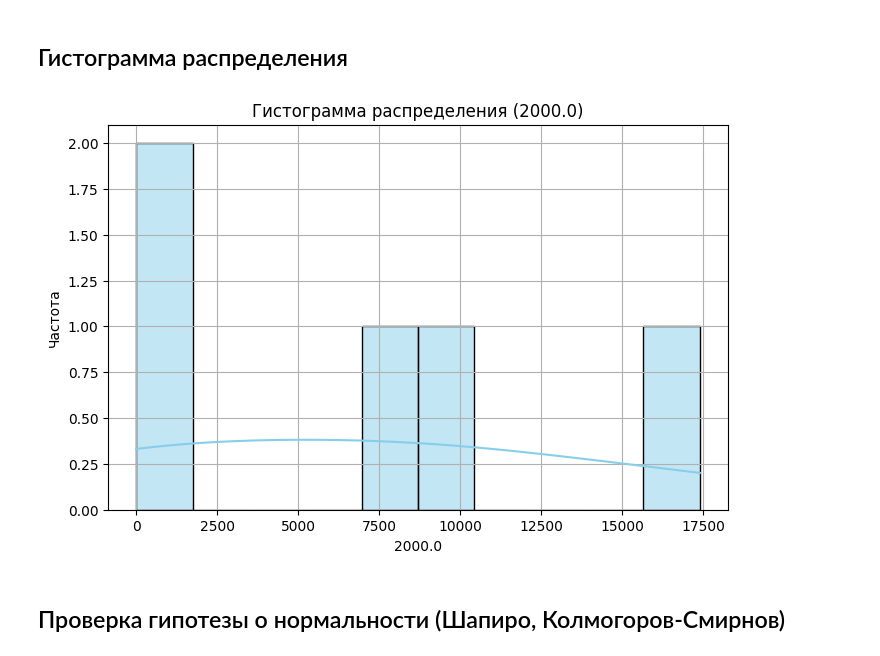
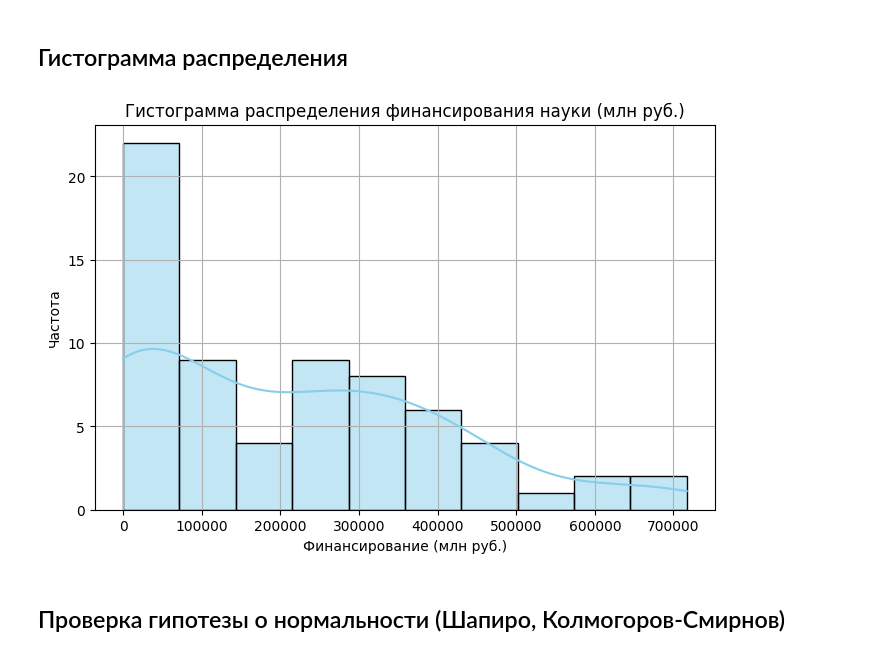
Before and after one commit to 2daysha/Statistika, a Jupyter notebook: Практика_1_Винаева_4316.ipynb, the cells around one changed output. Drawn from its saved outputs; the diff is of its cells as text; code cells hidden in the pictures.

```diff
--- a/Практика_1_Винаева_4316.ipynb
+++ b/Практика_1_Винаева_4316.ipynb
@@ -110,14 +110,18 @@ display(summary)
 # %% [markdown]
 ## Гистограмма распределения
 # %%
+df_long = df_clean.melt(id_vars="Показатель", var_name="Год", value_name="Значение")
+
+data_long = df_long['Значение'].dropna()
+
 plt.figure(figsize=(8,5))
-sns.histplot(data, bins=10, kde=True, color='skyblue')
-plt.title(f"Гистограмма распределения ({num_col})")
-plt.xlabel(num_col)
+sns.histplot(data_long, bins=10, kde=True, color='skyblue')
+plt.title("Гистограмма распределения финансирования науки (млн руб.)")
+plt.xlabel("Финансирование (млн руб.)")
 plt.ylabel("Частота")
 plt.show()
 # %% [output]
-[figure, old version]
+[figure, new version]
 # %% [markdown]
 ## Проверка гипотезы о нормальности (Шапиро, Колмогоров-Смирнов)
 # %%
```
Also changed, not shown: parts of 1 cell of this notebook.
